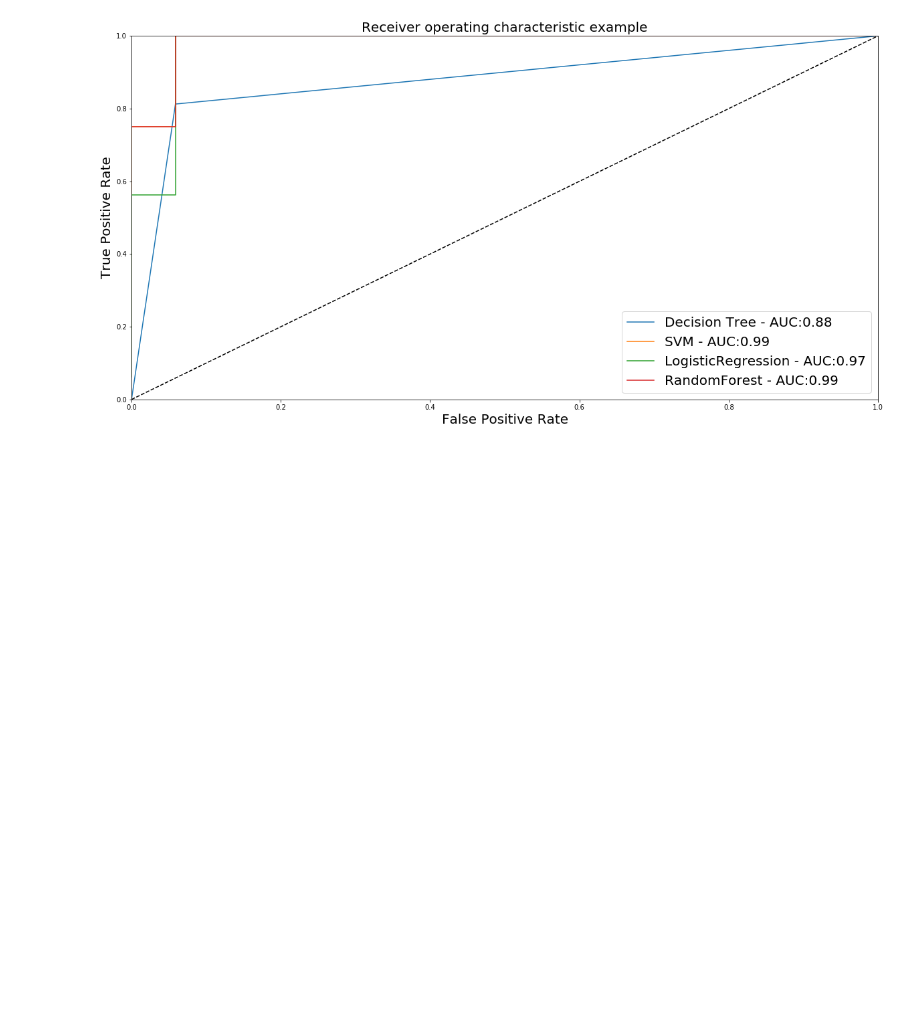
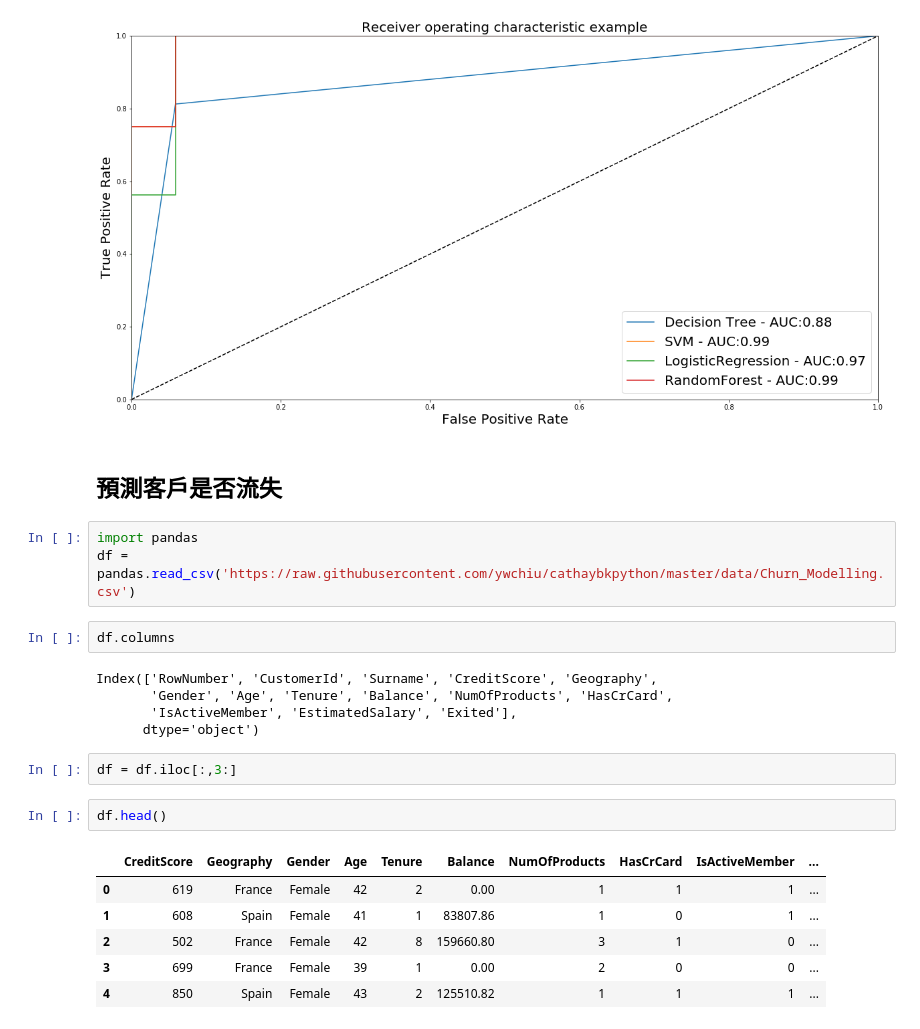
Before and after one commit to ywchiu/cathaybkpython, a Jupyter notebook: Demo20181218.ipynb, the cells around one changed output. Cells and saved outputs as stored; diff of their text form; blank space fills up the shorter version.

```diff
--- a/Demo20181218.ipynb
+++ b/Demo20181218.ipynb
@@ -746,3 +746,26 @@ plt.legend(loc="lower right", fontsize = 20)
 plt.show()
 # %% [output]
 [figure]
+# %% [markdown]
+## 預測客戶是否流失
+# %%
+import pandas
+df = pandas.read_csv('https://raw.githubusercontent.com/ywchiu/cathaybkpython/master/data/Churn_Modelling.csv')
+# %%
+df.columns
+# %% [output]
+Index(['RowNumber', 'CustomerId', 'Surname', 'CreditScore', 'Geography',
+       'Gender', 'Age', 'Tenure', 'Balance', 'NumOfProducts', 'HasCrCard',
+       'IsActiveMember', 'EstimatedSalary', 'Exited'],
+      dtype='object')
+# %%
+df = df.iloc[:,3:]
+# %%
+df.head()
+# %% [output]
+|  | CreditScore | Geography | Gender | Age | Tenure | Balance | NumOfProducts | HasCrCard | IsActiveMember | ... |
+| 0 | 619 | France | Female | 42 | 2 | 0.00 | 1 | 1 | 1 | ... |
+| 1 | 608 | Spain | Female | 41 | 1 | 83807.86 | 1 | 0 | 1 | ... |
+| 2 | 502 | France | Female | 42 | 8 | 159660.80 | 3 | 1 | 0 | ... |
+| 3 | 699 | France | Female | 39 | 1 | 0.00 | 2 | 0 | 0 | ... |
+| 4 | 850 | Spain | Female | 43 | 2 | 125510.82 | 1 | 1 | 1 | ... |
```
Also changed, not shown: parts of 19 cells of this notebook.
